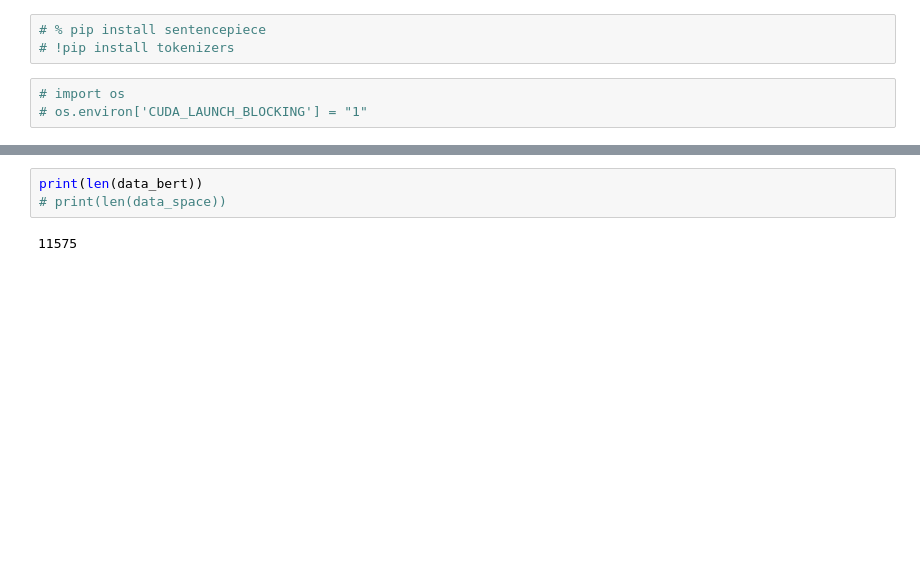
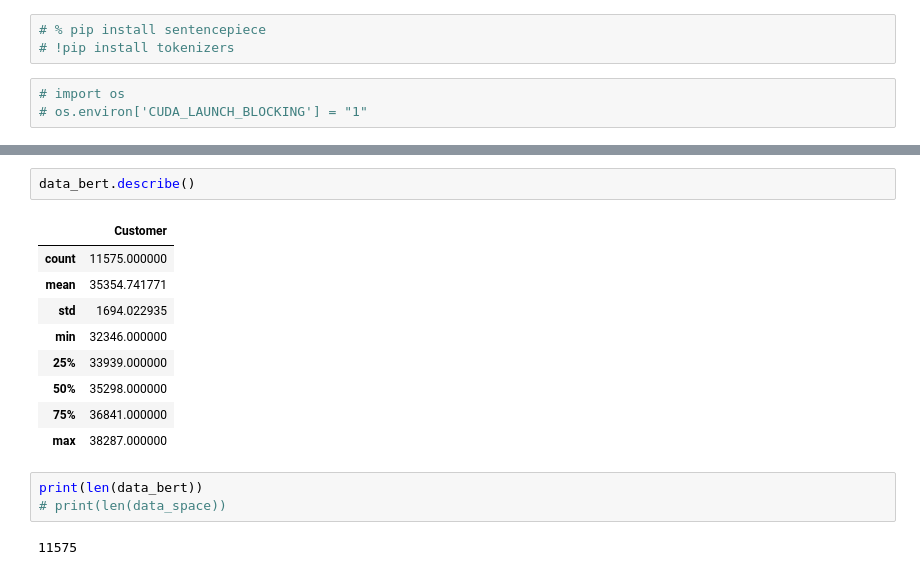
Before and after one commit to hoky1227/TransformRec, a Jupyter notebook: Transformer_berttokenizer.ipynb, the cells around one changed output, grey strips where cells are left out. Cells and saved outputs as stored; diff of their text form; blank space fills up the shorter version.

```diff
--- a/Transformer_berttokenizer.ipynb
+++ b/Transformer_berttokenizer.ipynb
@@ -76,3 +77,15 @@ data_bert.head()
+# %%
+data_bert.describe()
+# %% [output]
+|  | Customer |
+| count | 11575.000000 |
+| mean | 35354.741771 |
+| std | 1694.022935 |
+| min | 32346.000000 |
+| 25% | 33939.000000 |
+| 50% | 35298.000000 |
+| 75% | 36841.000000 |
+| max | 38287.000000 |
 # %%
 print(len(data_bert))
 # print(len(data_space))
```
Also changed, not shown: parts of 16 cells of this notebook.
